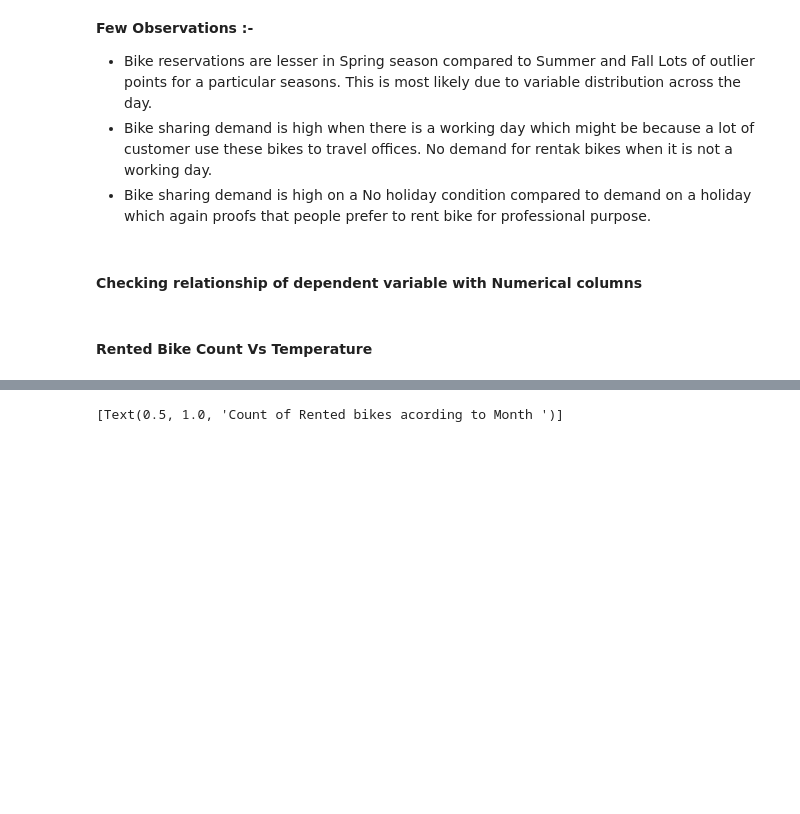
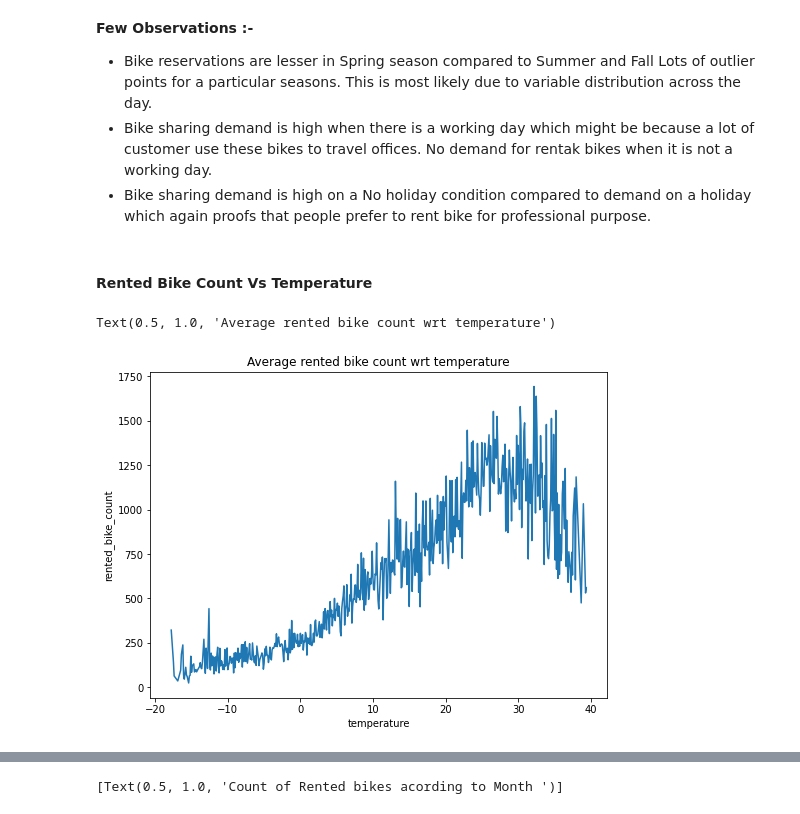
Before and after one commit to Navneet2409/bike-sharing-demand-prediction, a Jupyter notebook: Bike_Sharing_Notebook_Navneet_Keshri.ipynb, the cells around one changed output, grey strips where cells are left out. Saved outputs shown, nothing was run; the diff lists cells and outputs as text; code cells hidden in the pictures; blank space fills up the shorter version.

```diff
--- a/Bike_Sharing_Notebook_Navneet_Keshri.ipynb
+++ b/Bike_Sharing_Notebook_Navneet_Keshri.ipynb
@@ -491,7 +491,15 @@ sns.boxplot(data=bike_df, y='rented_bike_count', x='holiday')
 Lots of outlier points for a particular seasons. This is most likely due to variable distribution across the day.
 * Bike sharing demand is high when there is a working day which might be because a lot of customer use these bikes to travel offices. No demand for rentak bikes when it is not a working day.
 * Bike sharing demand is high on a No holiday condition compared to demand on a holiday which again proofs that people prefer to rent bike for professional purpose.
-# %% [markdown]
-#### Checking relationship of dependent variable with Numerical columns
 # %% [markdown]
 #### <b>Rented Bike Count Vs Temperature
+# %%
+temp_wrt_bike_rent_count = bike_df.groupby(['temperature'])['rented_bike_count'].mean().reset_index()
+# %%
+fig = plt.figure(figsize=(18, 6))
+axes = fig.add_subplot(1, 2, 1)
+ax = sns.lineplot(x = 'temperature', y ='rented_bike_count', data = temp_wrt_bike_rent_count)
+ax.set_title('Average rented bike count wrt temperature')
+# %% [output]
+Text(0.5, 1.0, 'Average rented bike count wrt temperature')
+[figure, added]
```
Also changed, not shown: parts of 29 cells of this notebook.
